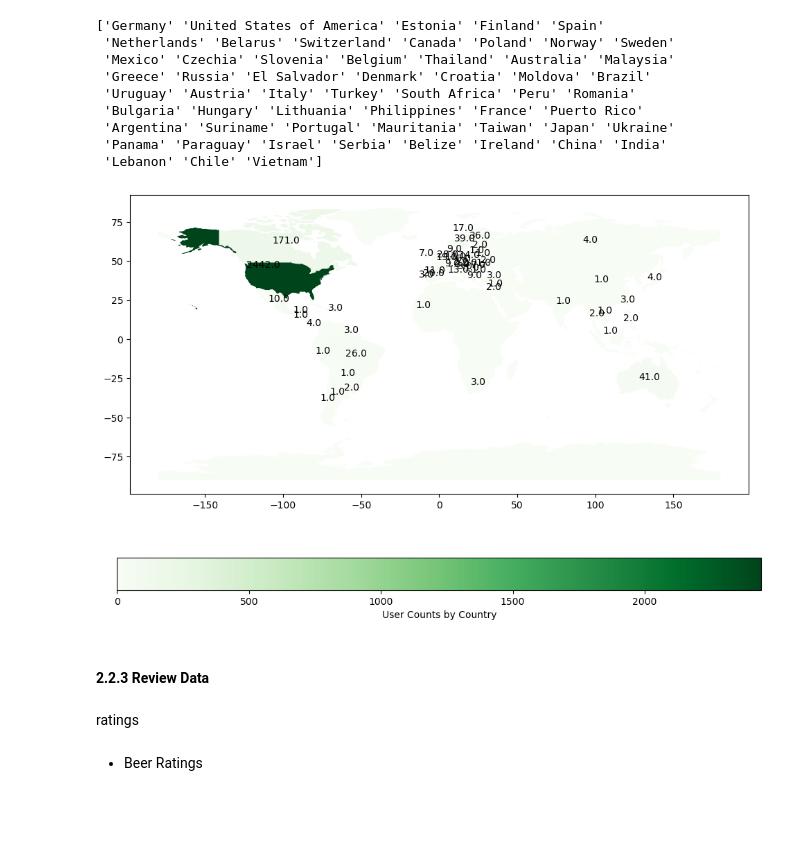
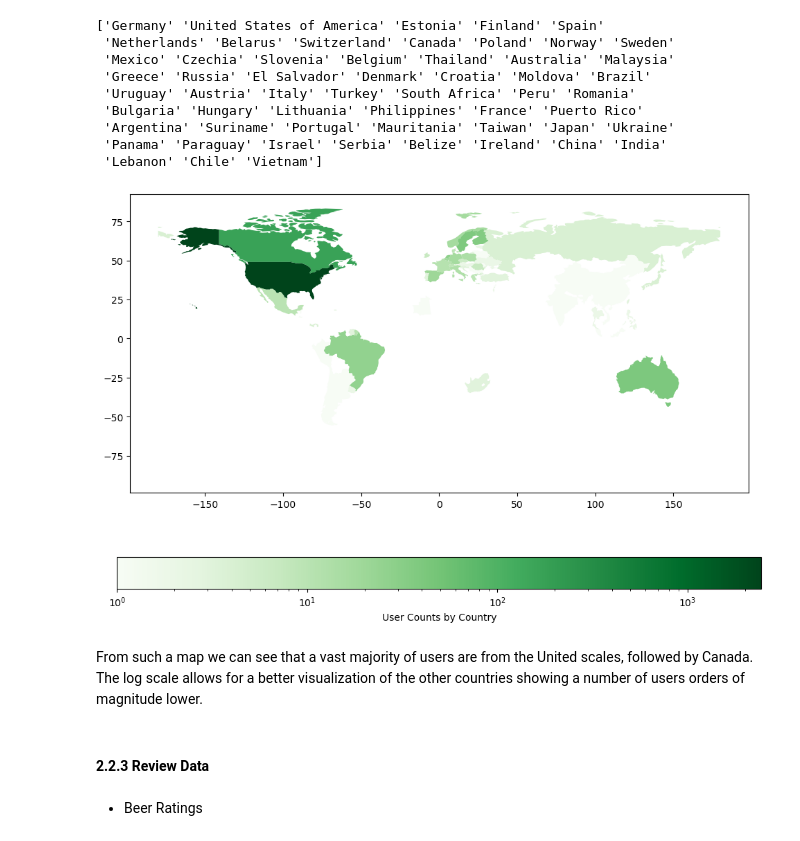
Before and after one commit to epfl-ada/ada-2023-project-adapowerup2023, a Jupyter notebook: Beer_review_M2_modified.ipynb, the cells around one changed output. Cells and saved outputs as stored; diff of their text form; code cells hidden in the pictures; blank space fills up the shorter version.

```diff
--- a/Beer_review_M2_modified.ipynb
+++ b/Beer_review_M2_modified.ipynb
@@ -202,36 +253,34 @@ print(unique_values)
  'Argentina' 'Suriname' 'Portugal' 'Mauritania' 'Taiwan' 'Japan' 'Ukraine'
  'Panama' 'Paraguay' 'Israel' 'Serbia' 'Belize' 'Ireland' 'China' 'India'
  'Lebanon' 'Chile' 'Vietnam']
-# %%
-user_counts = df['location'].value_counts().reset_index()
-user_counts.columns = ['country', 'count']
-
-world = gpd.read_file(gpd.datasets.get_path('naturalearth_lowres'))
-
-# Merge world map data and user count data
-# Note: Some adjustments may need to be made here based on the specific situation of the country names in your data set.
-world = world.merge(user_counts, how='left', left_on='name', right_on='country')
-
-# Regions with NaN number of users are set to 0
-world['count'] = world['count'].fillna(0)
-
-# Draw map
-world.plot(column='count', cmap='Greens', figsize=(12, 8), legend=True,
-           legend_kwds={'label': "User Counts by Country",
-                        'orientation': "horizontal"})
-for idx, row in world.iterrows():
-    count_value = row['count']
-    if count_value != 0:
-        plt.annotate(text=count_value, xy=(row['geometry'].centroid.x, row['geometry'].centroid.y),
-                     horizontalalignment='center')
-
-plt.show()
-# %% [output]
-[figure, removed]
+# %%
+# Merge world map data and user count data
+# Adding suffixes to handle overlapping column names
+world = world.merge(user_counts, how='left', left_on='name', right_on='country', suffixes=('', '_user'))
+
+# If 'country_user' is the name of the overlapping column, use it. Otherwise, use 'country'.
+if 'country_user' in world.columns:
+    user_country_column = 'country_user'
+else:
+    user_country_column = 'country'
+
+# Set regions with NaN number of users to 0
+world['count'] = world['count'].fillna(0)
+
+# Draw map with logarithmic scale for coloring
+norm = LogNorm(vmin=world['count'].min() + 1, vmax=world['count'].max())
+world.plot(column='count', cmap='Greens', figsize=(12, 8), legend=True,
+           norm=norm,  # Apply log scale
+           legend_kwds={'label': "User Counts by Country",
+                        'orientation': "horizontal"})
+
+plt.show()
+# %% [output]
+[figure, added]
+# %% [markdown]
+From such a map we can see that a vast majority of users are from the United scales, followed by Canada. The log scale allows for a better visualization of the other countries showing a number of users orders of magnitude lower.
 # %% [markdown]
 #### 2.2.3 Review Data
-# %% [markdown]
-ratings
 # %% [markdown]
 - Beer Ratings
 # %%
```
Also changed, not shown: parts of 32 cells of this notebook.
